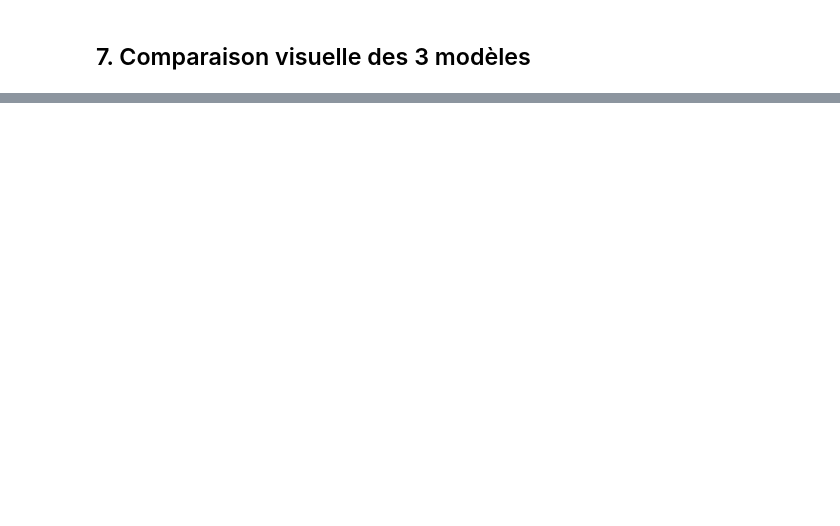
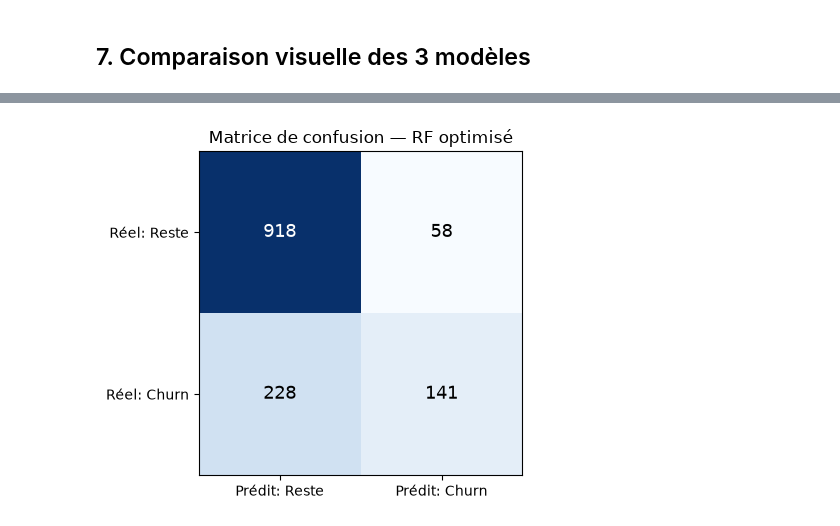
Before and after one commit to adamdif/churn-architechture, a Jupyter notebook: notebooks/modeling/01_churn_model.ipynb, the cells around one changed output, grey strips where cells are left out. Saved outputs shown, nothing was run; the diff lists cells and outputs as text; code cells hidden in the pictures; blank space fills up the shorter version.

```diff
--- a/notebooks/modeling/01_churn_model.ipynb
+++ b/notebooks/modeling/01_churn_model.ipynb
@@ -579,0 +528,18 @@ print(f'F1      : {f1_eval.evaluate(pred_best):.4f}')
+# %%
+from pyspark.sql import functions as F
+
+pred_best.groupBy('churn', 'prediction').count().orderBy('churn', 'prediction').show()
+
+def cell(y, p):
+    return pred_best.filter((F.col('churn') == y) & (F.col('prediction') == p)).count()
+
+tn, fp, fn, tp = cell(0,0), cell(0,1), cell(1,0), cell(1,1)
+print(f'Vrais négatifs  (reste->reste) : {tn:,}')
+print(f'Faux positifs   (reste->churn) : {fp:,}')
+print(f'Faux négatifs   (churn->reste) : {fn:,}')
+print(f'Vrais positifs  (churn->churn) : {tp:,}')
+
+precision = tp/(tp+fp) if tp+fp else 0
+recall    = tp/(tp+fn) if tp+fn else 0
+print(f'\nPrécision (churn) : {precision:.3f}')
+print(f'Rappel    (churn) : {recall:.3f}')
@@ -579,0 +563,17 @@ print(f'F1      : {f1_eval.evaluate(pred_best):.4f}')
+# %%
+import matplotlib.pyplot as plt
+import numpy as np
+
+mat = np.array([[tn, fp], [fn, tp]])
+fig, ax = plt.subplots(figsize=(5, 4))
+ax.imshow(mat, cmap='Blues')
+ax.set_xticks([0,1]); ax.set_xticklabels(['Prédit: Reste', 'Prédit: Churn'])
+ax.set_yticks([0,1]); ax.set_yticklabels(['Réel: Reste', 'Réel: Churn'])
+for i in range(2):
+    for j in range(2):
+        ax.text(j, i, f'{mat[i,j]:,}', ha='center', va='center',
+                color='white' if mat[i,j] > mat.max()/2 else 'black', fontsize=13)
+ax.set_title('Matrice de confusion — RF optimisé')
+plt.tight_layout(); plt.show()
+# %% [output]
+[figure, added]
```
Also changed, not shown: parts of 34 cells of this notebook.
